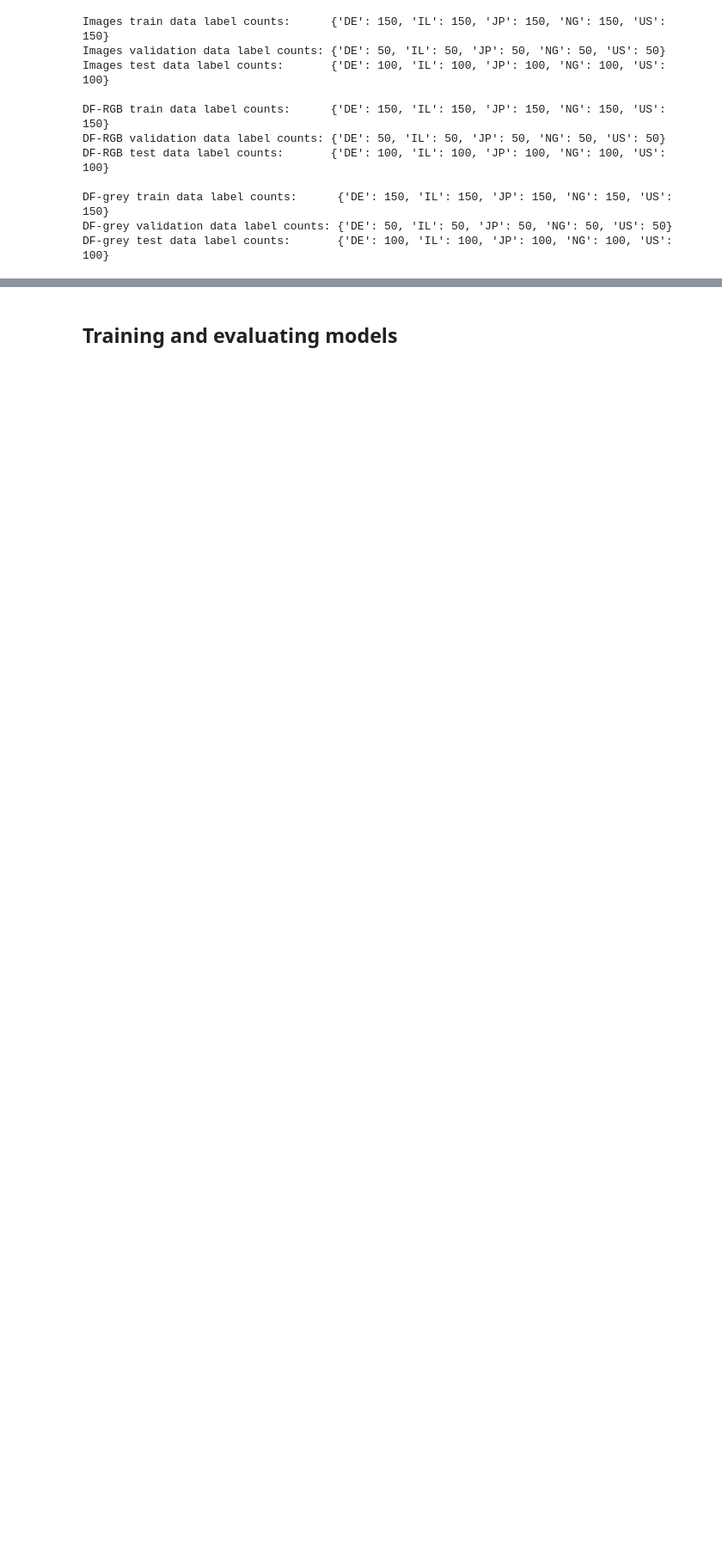
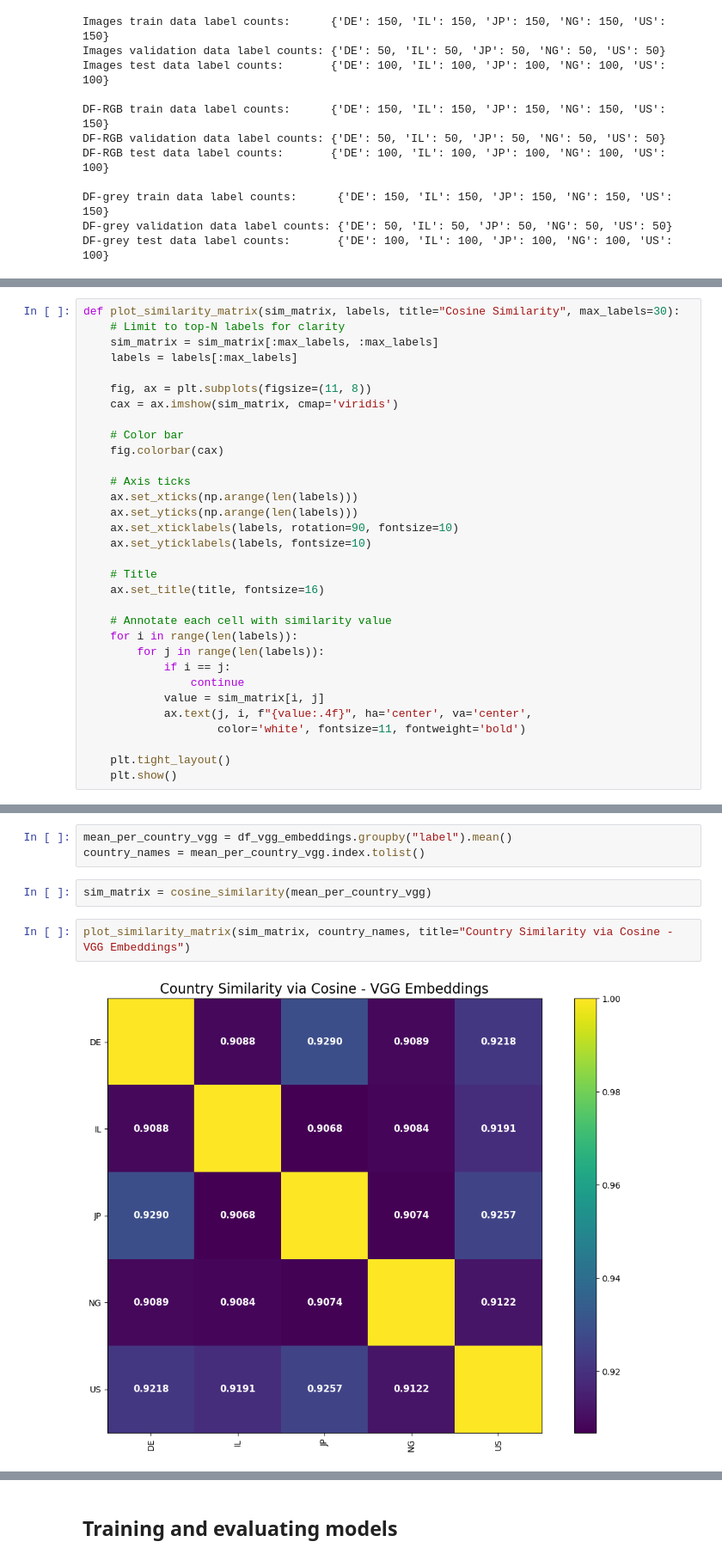
Before and after one commit to Ely6899/ML_final_project, a Jupyter notebook: project_notebook.ipynb, the cells around one changed output, grey strips where cells are left out. Shown at 86% size. Drawn from its saved outputs; the diff is of its cells as text; blank space fills up the shorter version.

```diff
--- a/project_notebook.ipynb
+++ b/project_notebook.ipynb
@@ -223,0 +405,32 @@ plot_pca(X_gray, labels_grey, n_components=3)
+# %%
+def plot_similarity_matrix(sim_matrix, labels, title="Cosine Similarity", max_labels=30):
+    # Limit to top-N labels for clarity
+    sim_matrix = sim_matrix[:max_labels, :max_labels]
+    labels = labels[:max_labels]
+
+    fig, ax = plt.subplots(figsize=(11, 8))
+    cax = ax.imshow(sim_matrix, cmap='viridis')
+
+    # Color bar
+    fig.colorbar(cax)
+
+    # Axis ticks
+    ax.set_xticks(np.arange(len(labels)))
+    ax.set_yticks(np.arange(len(labels)))
+    ax.set_xticklabels(labels, rotation=90, fontsize=10)
+    ax.set_yticklabels(labels, fontsize=10)
+
+    # Title
+    ax.set_title(title, fontsize=16)
+
+    # Annotate each cell with similarity value
+    for i in range(len(labels)):
+        for j in range(len(labels)):
+            if i == j:
+                continue
+            value = sim_matrix[i, j]
+            ax.text(j, i, f"{value:.4f}", ha='center', va='center',
+                    color='white', fontsize=11, fontweight='bold')
+
+    plt.tight_layout()
+    plt.show()
@@ -223,0 +465,9 @@ plot_pca(X_gray, labels_grey, n_components=3)
+# %%
+mean_per_country_vgg = df_vgg_embeddings.groupby("label").mean()
+country_names = mean_per_country_vgg.index.tolist()
+# %%
+sim_matrix = cosine_similarity(mean_per_country_vgg)
+# %%
+plot_similarity_matrix(sim_matrix, country_names, title="Country Similarity via Cosine - VGG Embeddings")
+# %% [output]
+[figure, added]
```
Also changed, not shown: parts of 43 cells of this notebook.
